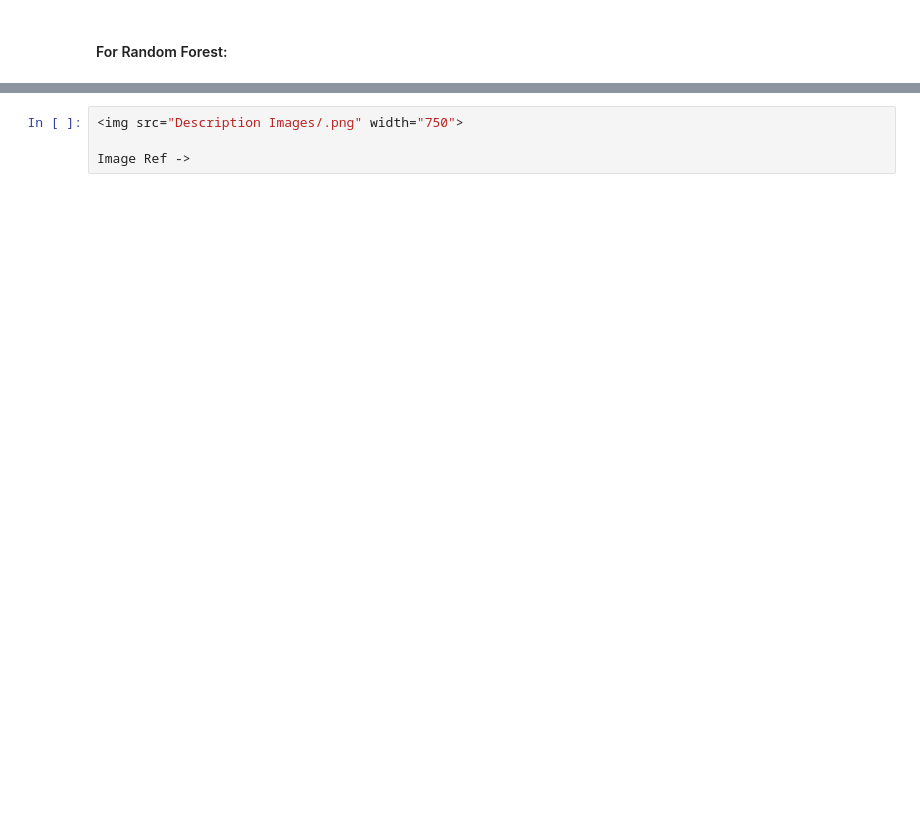
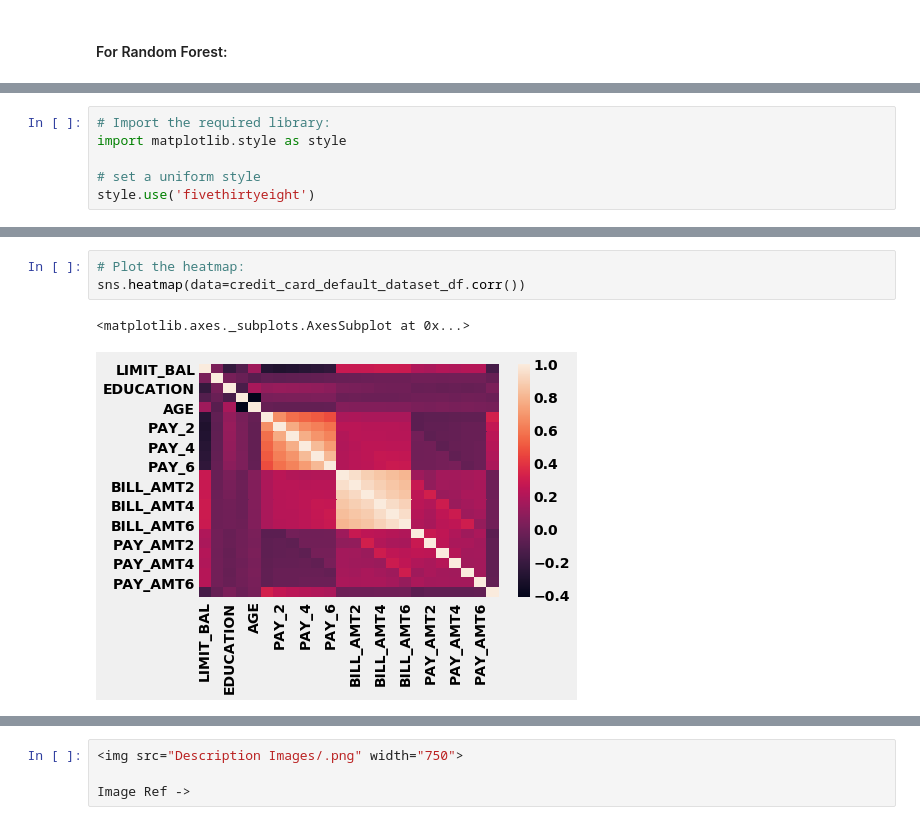
Before and after one commit to ylee9107/FeatureEngineering_myLearning, a Jupyter notebook: 3 - Feature Selection/Feature Selection.ipynb, the cells around one changed output, grey strips where cells are left out. Cells and saved outputs as stored; diff of their text form; blank space fills up the shorter version.

```diff
--- a/3 - Feature Selection/Feature Selection.ipynb
+++ b/3 - Feature Selection/Feature Selection.ipynb
@@ -278,0 +340,6 @@ Now that all the baseline metrics for each of the model have been estalished, a
+# %%
+# Import the required library:
+import matplotlib.style as style
+
+# set a uniform style
+style.use('fivethirtyeight')
@@ -278,0 +368,6 @@ Now that all the baseline metrics for each of the model have been estalished, a
+# %%
+# Plot the heatmap:
+sns.heatmap(data=credit_card_default_dataset_df.corr())
+# %% [output]
+<matplotlib.axes._subplots.AxesSubplot at 0x...>
+[figure, added]
```
Also changed, not shown: parts of 33 cells of this notebook.
